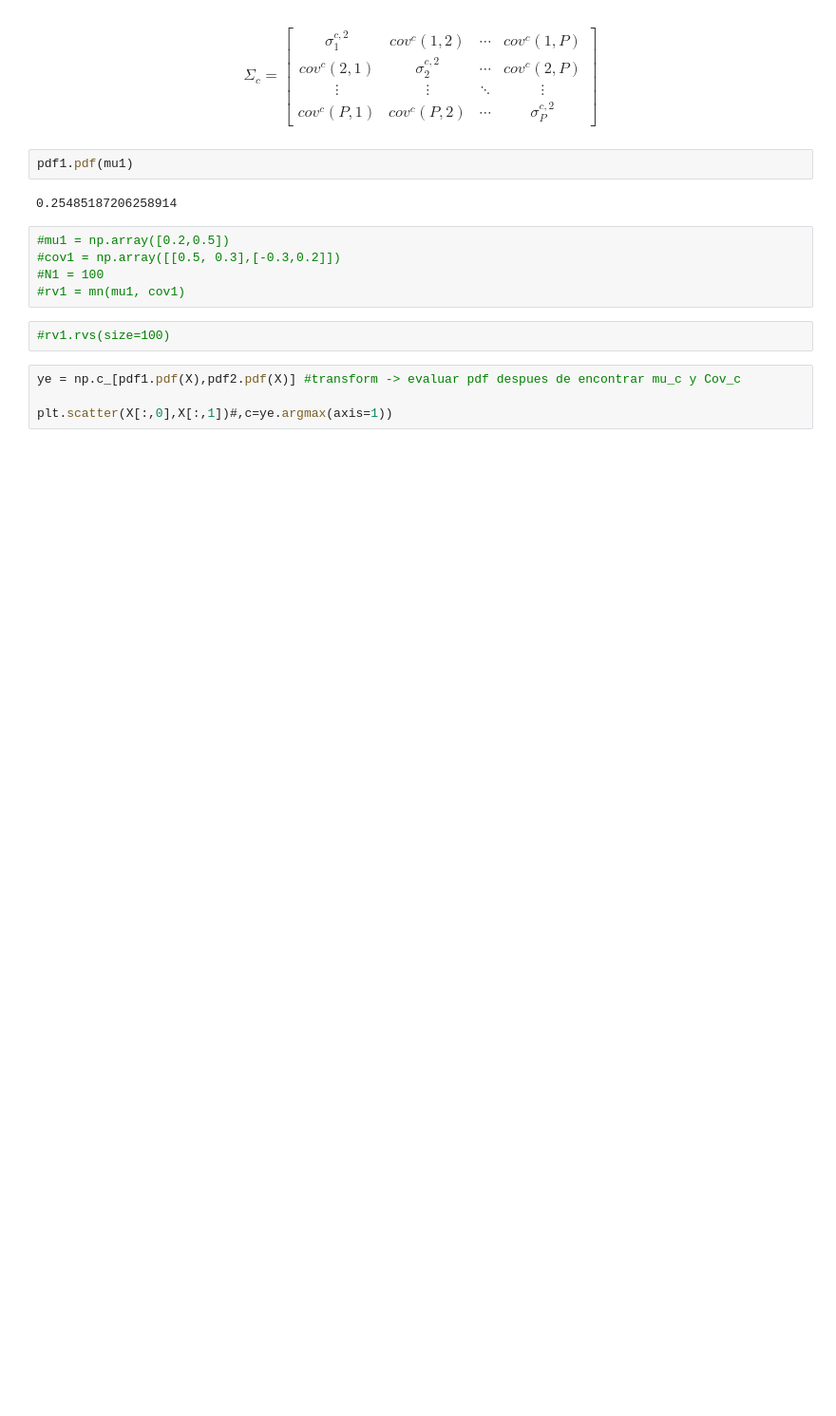
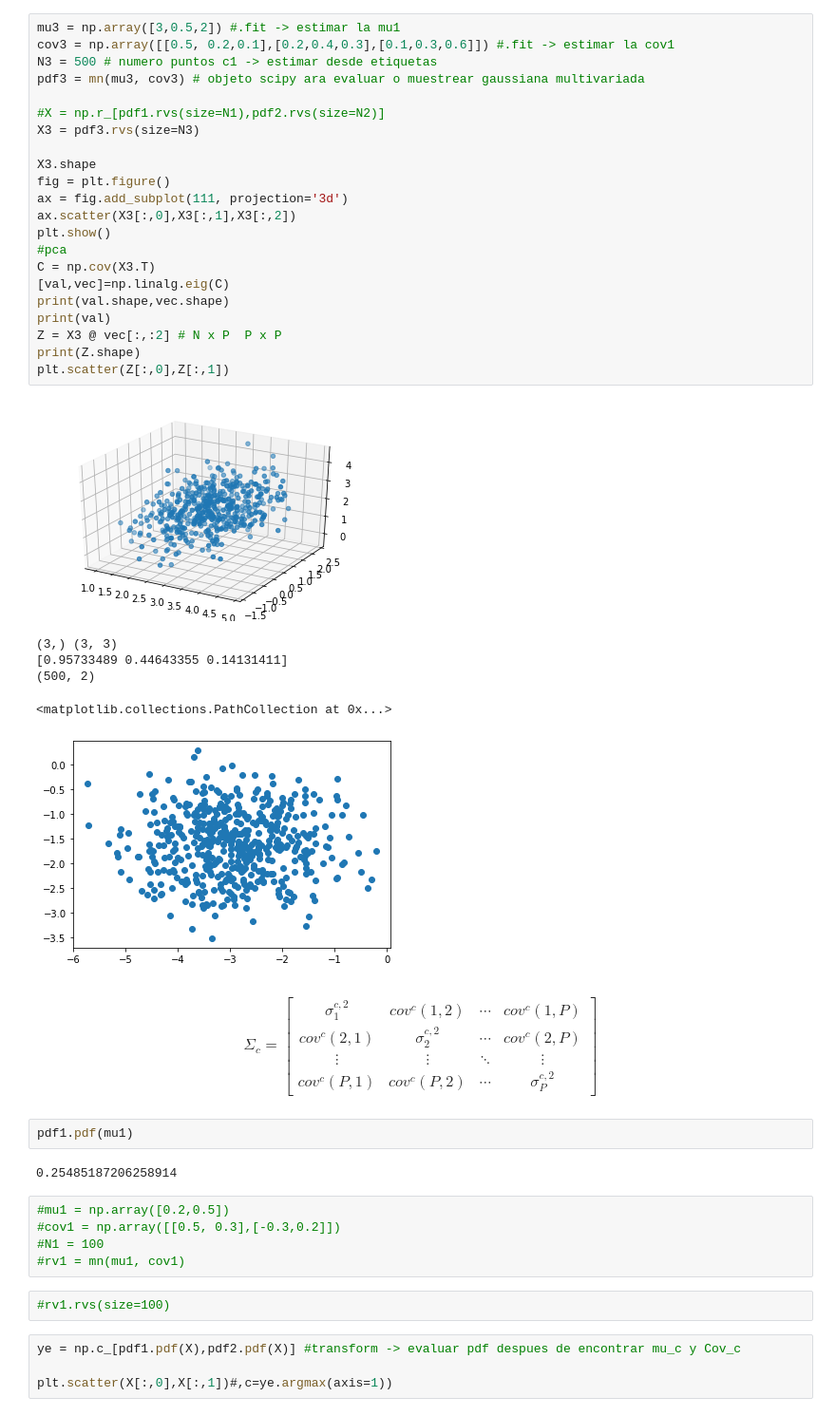
Before and after one commit to gitpacho/MineriaDatos, a Jupyter notebook: multivariateNormal.ipynb, the cells around one changed output. Shown at 95% size. Cells and saved outputs as stored; diff of their text form; blank space fills up the shorter version.

```diff
--- a/multivariateNormal.ipynb
+++ b/multivariateNormal.ipynb
@@ -59,3 +58,32 @@ x.shape + (2,)
+# %%
+mu3 = np.array([3,0.5,2]) #.fit -> estimar la mu1
+cov3 = np.array([[0.5, 0.2,0.1],[0.2,0.4,0.3],[0.1,0.3,0.6]]) #.fit -> estimar la cov1
+N3 = 500 # numero puntos c1 -> estimar desde etiquetas
+pdf3 = mn(mu3, cov3) # objeto scipy ara evaluar o muestrear gaussiana multivariada
+
+#X = np.r_[pdf1.rvs(size=N1),pdf2.rvs(size=N2)]
+X3 = pdf3.rvs(size=N3)
+
+X3.shape
+fig = plt.figure()
+ax = fig.add_subplot(111, projection='3d')
+ax.scatter(X3[:,0],X3[:,1],X3[:,2])
+plt.show()
+#pca
+C = np.cov(X3.T)
+[val,vec]=np.linalg.eig(C)
+print(val.shape,vec.shape)
+print(val)
+Z = X3 @ vec[:,:2] # N x P  P x P
+print(Z.shape)
+plt.scatter(Z[:,0],Z[:,1])
+# %% [output]
+[figure, added]
+(3,) (3, 3)
+[0.95733489 0.44643355 0.14131411]
+(500, 2)
+<matplotlib.collections.PathCollection at 0x...>
+[figure, added]
 # %% [markdown]
 $$\Sigma_c = \begin{bmatrix} \sigma^{c,2}_1 & cov^c(1,2) & \cdots & cov^c(1,P)\\
 cov^c(2,1) & \sigma^{c,2}_2 & \cdots & cov^c(2,P)\\
```
Also changed, not shown: parts of 4 cells of this notebook.
